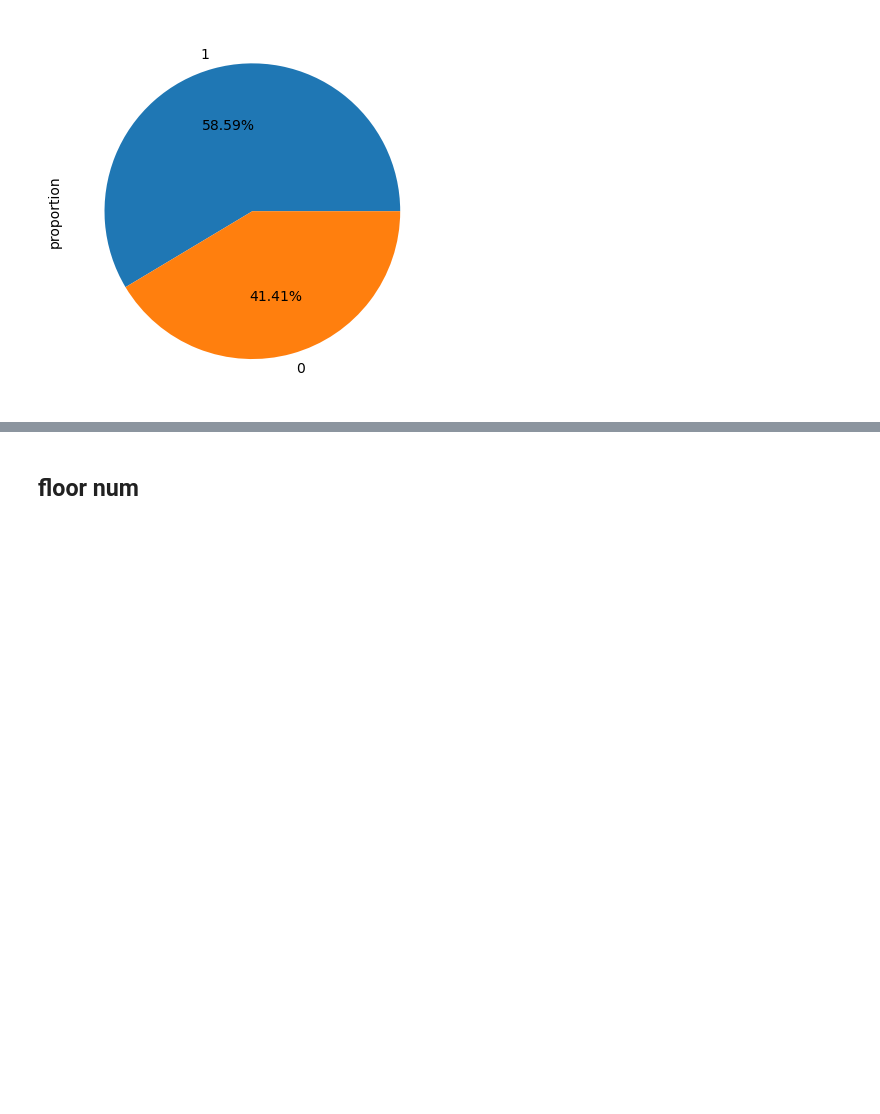
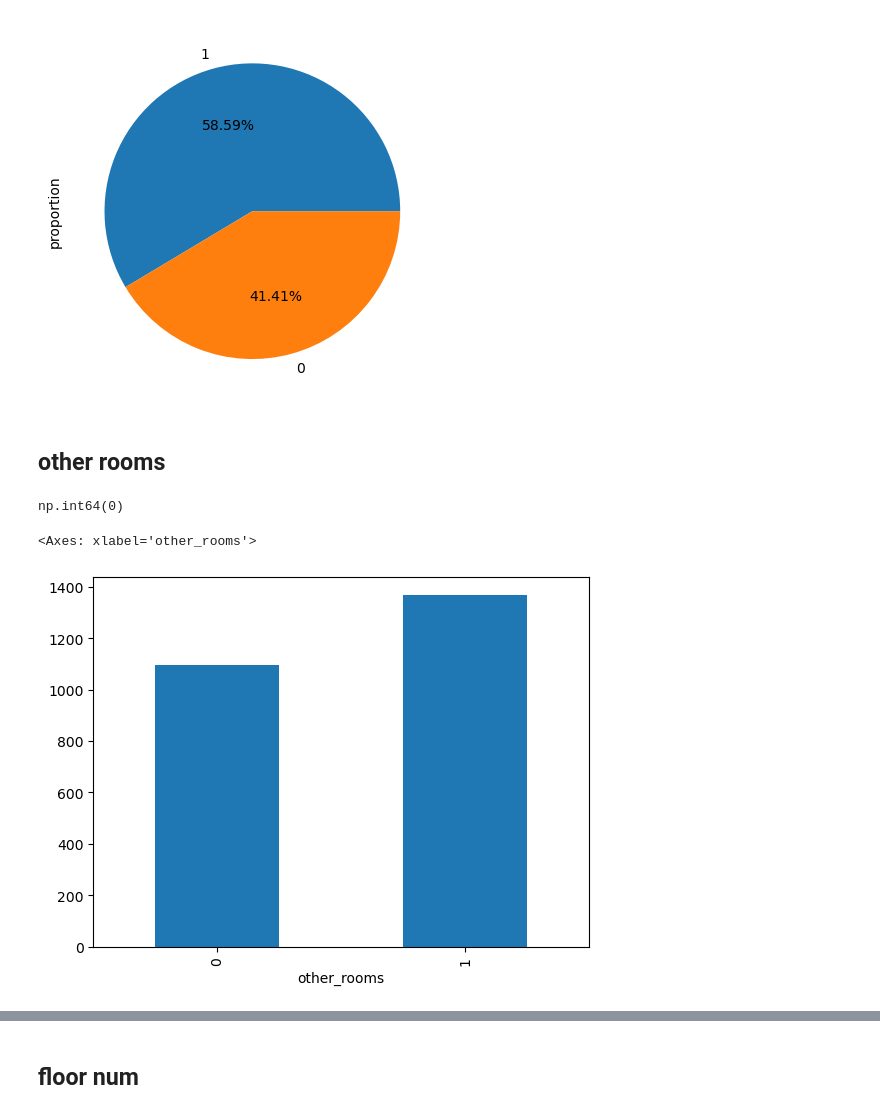
Before and after one commit to zeeshanAhmed2798/real-estate-ml-project, a Jupyter notebook: Data Cleaning/eda_on_flats.ipynb, the cells around one changed output, grey strips where cells are left out. Saved outputs shown, nothing was run; the diff lists cells and outputs as text; code cells hidden in the pictures; blank space fills up the shorter version.

```diff
--- a/Data Cleaning/eda_on_flats.ipynb
+++ b/Data Cleaning/eda_on_flats.ipynb
@@ -688,3 +688,14 @@ df['steam_room'].value_counts(normalize=True).head().plot(kind="pie", autopct="%
 # %% [output]
 <Axes: ylabel='proportion'>
 [figure]
+# %% [markdown]
+## other rooms
+# %%
+df["other_rooms"].isnull().sum()
+# %% [output]
+np.int64(0)
+# %%
+df["other_rooms"].value_counts().sort_index().plot(kind="bar")
+# %% [output]
+<Axes: xlabel='other_rooms'>
+[figure, added]
```
Also changed, not shown: parts of 16 cells of this notebook.
